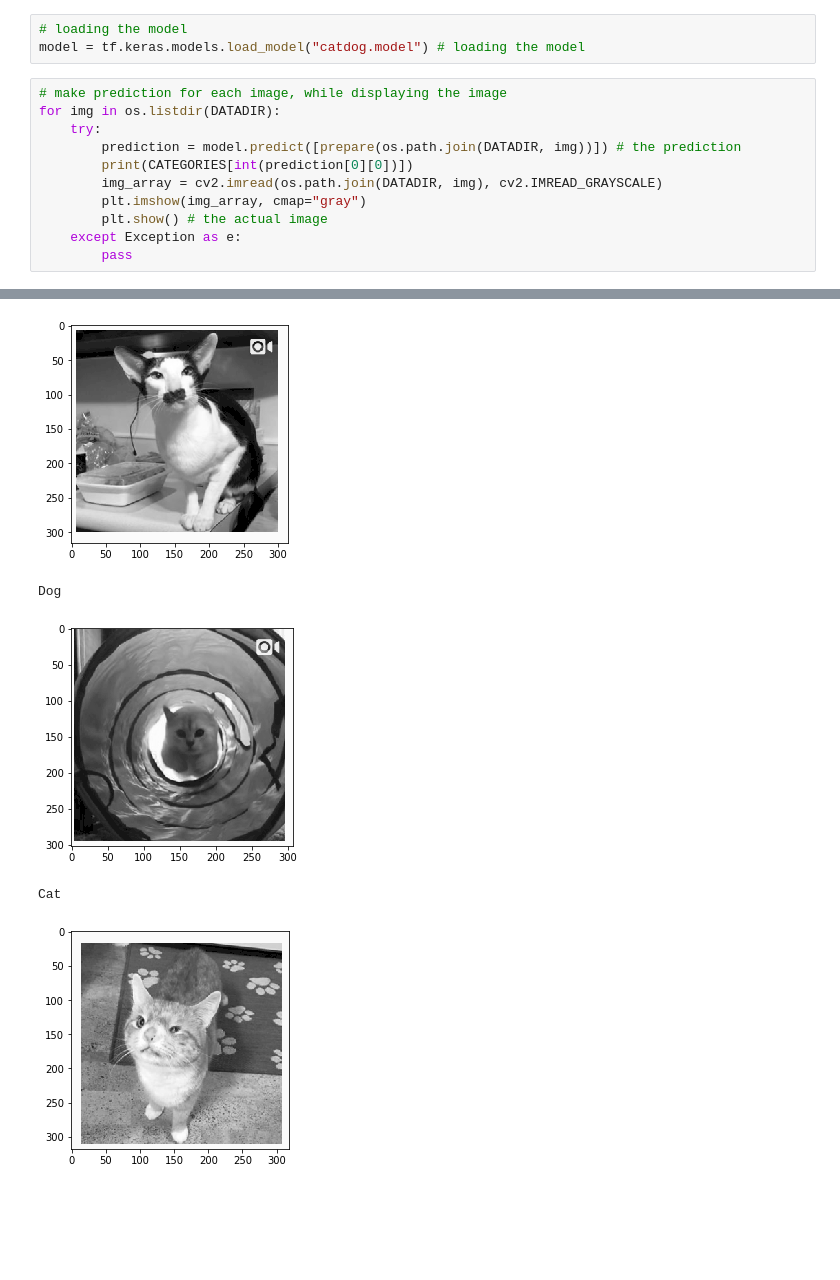
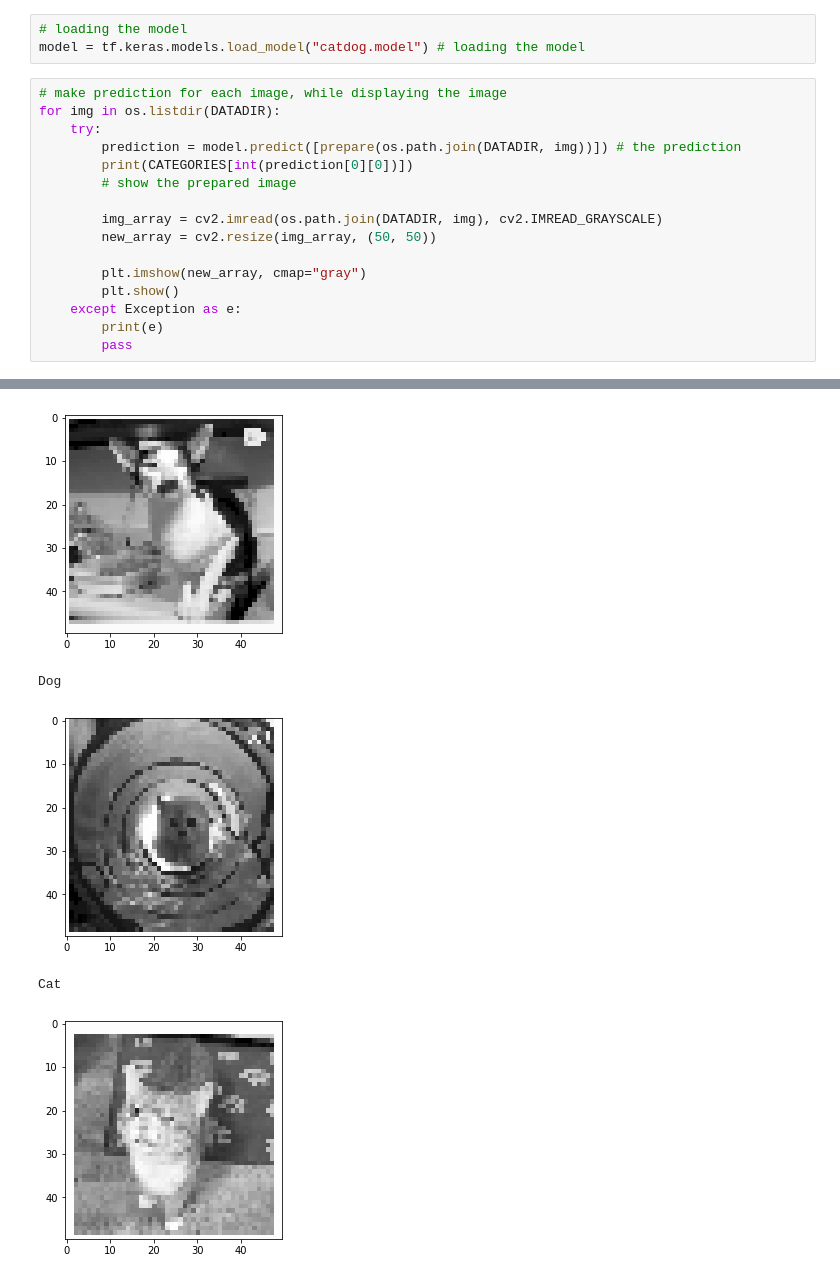
Before and after one commit to syafiqabdillah/AI, a Jupyter notebook: Using catdog model.ipynb, the cells around one changed output, grey strips where cells are left out. Cells and saved outputs as stored; diff of their text form; blank space fills up the shorter version.

```diff
--- a/Using catdog model.ipynb
+++ b/Using catdog model.ipynb
@@ -28,10 +28,15 @@ for img in os.listdir(DATADIR):
     try:
         prediction = model.predict([prepare(os.path.join(DATADIR, img))]) # the prediction
         print(CATEGORIES[int(prediction[0][0])])
+        # show the prepared image
+
         img_array = cv2.imread(os.path.join(DATADIR, img), cv2.IMREAD_GRAYSCALE)
-        plt.imshow(img_array, cmap="gray")
-        plt.show() # the actual image
+        new_array = cv2.resize(img_array, (50, 50))
+
+        plt.imshow(new_array, cmap="gray")
+        plt.show()
     except Exception as e:
+        print(e)
         pass
 # %% [output]
 Dog
@@ -43,9 +48,9 @@ Dog
 Cat
-[figure, old version]
+[figure, new version]
 Dog
-[figure, old version]
+[figure, new version]
 Cat
-[figure, old version]
+[figure, new version]
 ... (24 outputs left out)
 # %%
 # my model still has a lot room for improvement a.k.a dumb af
```
Also changed, not shown: parts of 2 cells of this notebook.
